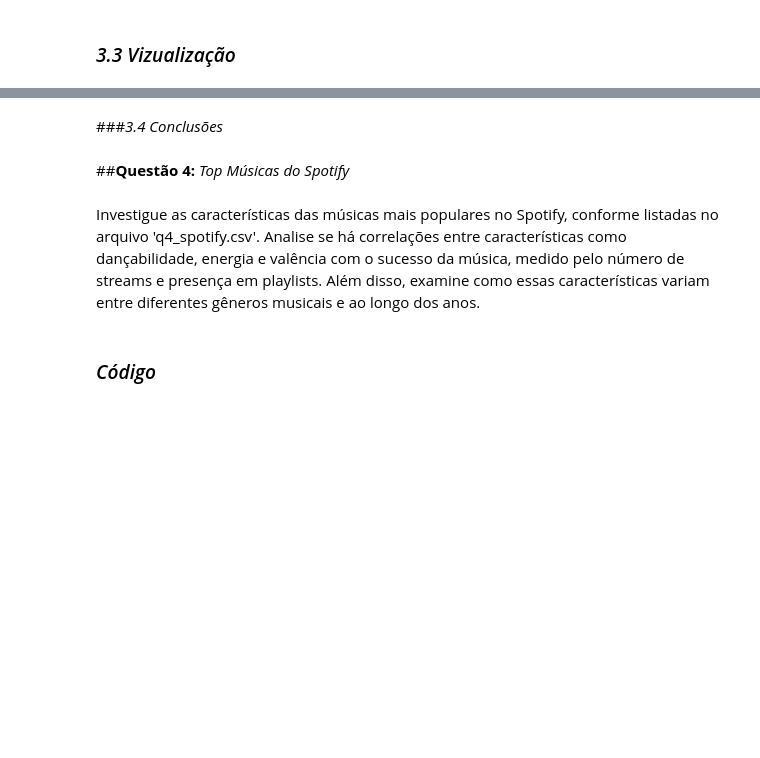
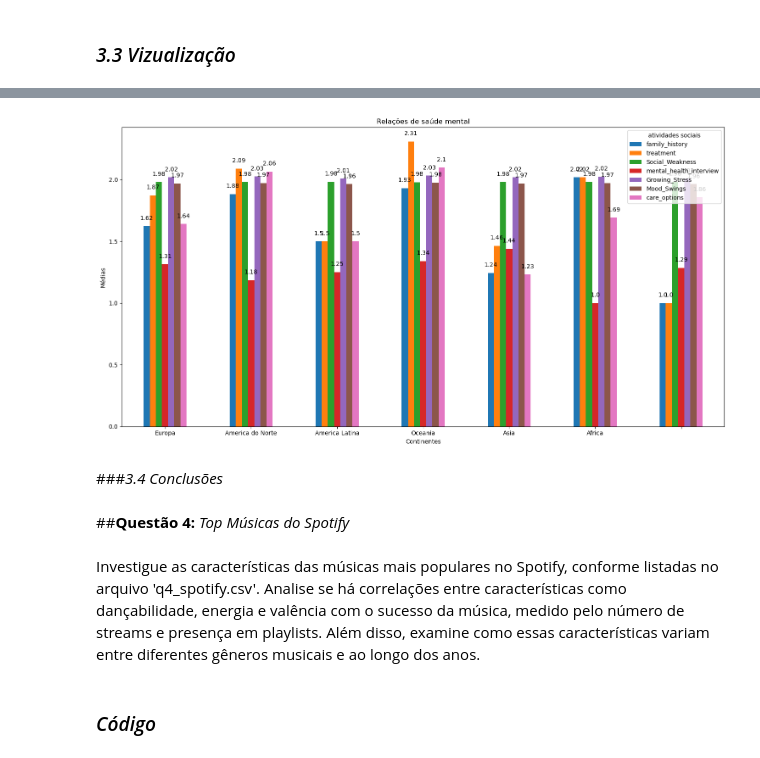
Before and after one commit to talesnobre/Trainees2, a Jupyter notebook: Notebook 2/Aula_EDA.ipynb, the cells around one changed output, grey strips where cells are left out. Saved outputs shown, nothing was run; the diff lists cells and outputs as text; code cells hidden in the pictures; blank space fills up the shorter version.

```diff
--- a/Notebook 2/Aula_EDA.ipynb
+++ b/Notebook 2/Aula_EDA.ipynb
@@ -392,0 +485,6 @@ Examine as variações e tendências em questões de saúde mental em diferentes
+# %%
+# Nessa celula, meu objetivo foi de transformar os valores No = 1, Yes = 2, e caso a coluna tenha outro valor, fazer a correlacao.
+# A substituicao por numericos facilitará na construcao de graficos, alem de ficar mais "conciso", no caso de usar numa IA posteriormente.
+substituicao =  {'No': 1, 'Maybe': 2, 'Yes': 3, 'Low': 1, 'Medium': 2, 'High': 3, 'Not sure': 2, '1-14 days': 1, '15-30 days': 2, '31-60 days': 3, 'More than 2 months': 4, 'Go out Every day': 5}
+df_numerico_novo = df_numerico.replace(substituicao)
+df_numerico_novo.dtypes
@@ -396,0 +615,11 @@ Examine as variações e tendências em questões de saúde mental em diferentes
+# %%
+df_numerico2 = df_numerico_novo.groupby('Continente').agg({'family_history': 'mean',
+                                                           'treatment': 'mean',
+                                                           'Social_Weakness': 'mean',
+                                                           'mental_health_interview': 'mean',
+                                                           'Growing_Stress': 'mean',
+                                                           'Mood_Swings': 'mean',
+                                                           'care_options': 'mean'
+                                                           })
+
+df_numerico2.head(10)
@@ -397,2 +636,35 @@ Examine as variações e tendências em questões de saúde mental em diferentes
+# %%
+# Plotar o gráfico de barras
+ax = df_numerico2.plot(kind='bar', figsize=(15, 8))
+
+# Dicionário de mapeamento para rótulos dos continentes
+new_labels = {
+    0: 'Europa',
+    1: 'America do Norte',
+    2: 'America Latina',
+    3: 'Oceania',
+    4: 'Asia',
+    5: 'Africa',
+}
+
+# Atualizar os rótulos dos ticks do eixo x
+ax.set_xticklabels([new_labels.get(int(label.get_text()), label.get_text()) if label.get_text() != '' else '' for label in ax.get_xticklabels()])
+
+# Adicionar valores nos topos das barras
+for i in ax.patches:
+    ax.text(i.get_x() + i.get_width() / 2, i.get_height() + 0.05, str(round(i.get_height(), 2)), ha='center', fontsize=10)
+
+# Adicionar título e rótulos dos eixos
+plt.title('Relações de saúde mental')
+plt.xlabel('Continentes')
+plt.ylabel('Médias')
+plt.xticks(rotation=0)
+plt.legend(title='atividades sociais')
+
+# Ajustar layout e mostrar o gráfico
+plt.tight_layout()
+plt.show()
+# %% [output]
+[figure, added]
 # %% [markdown]
 ###*3.4 Conclusões*
```
Also changed, not shown: parts of 31 cells of this notebook.
